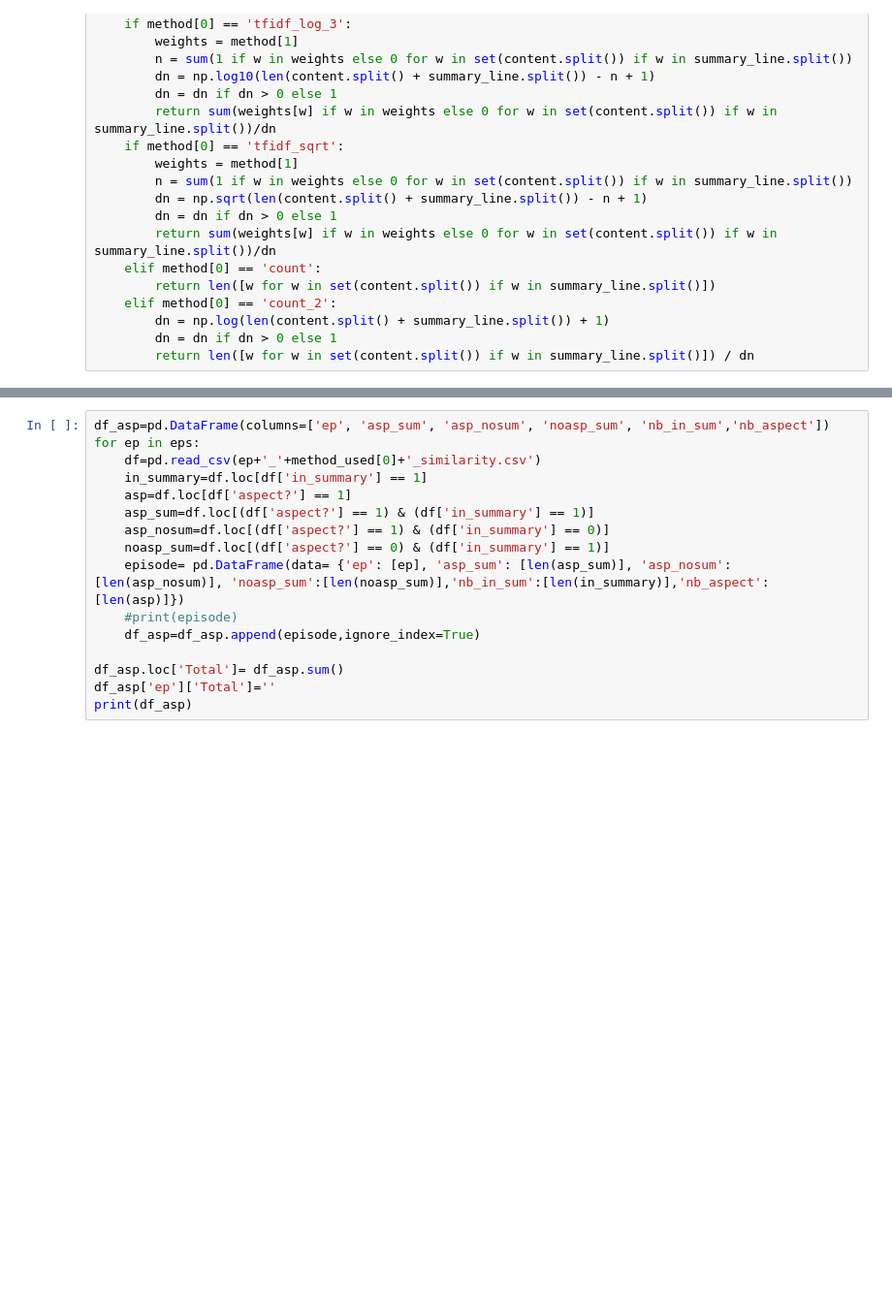
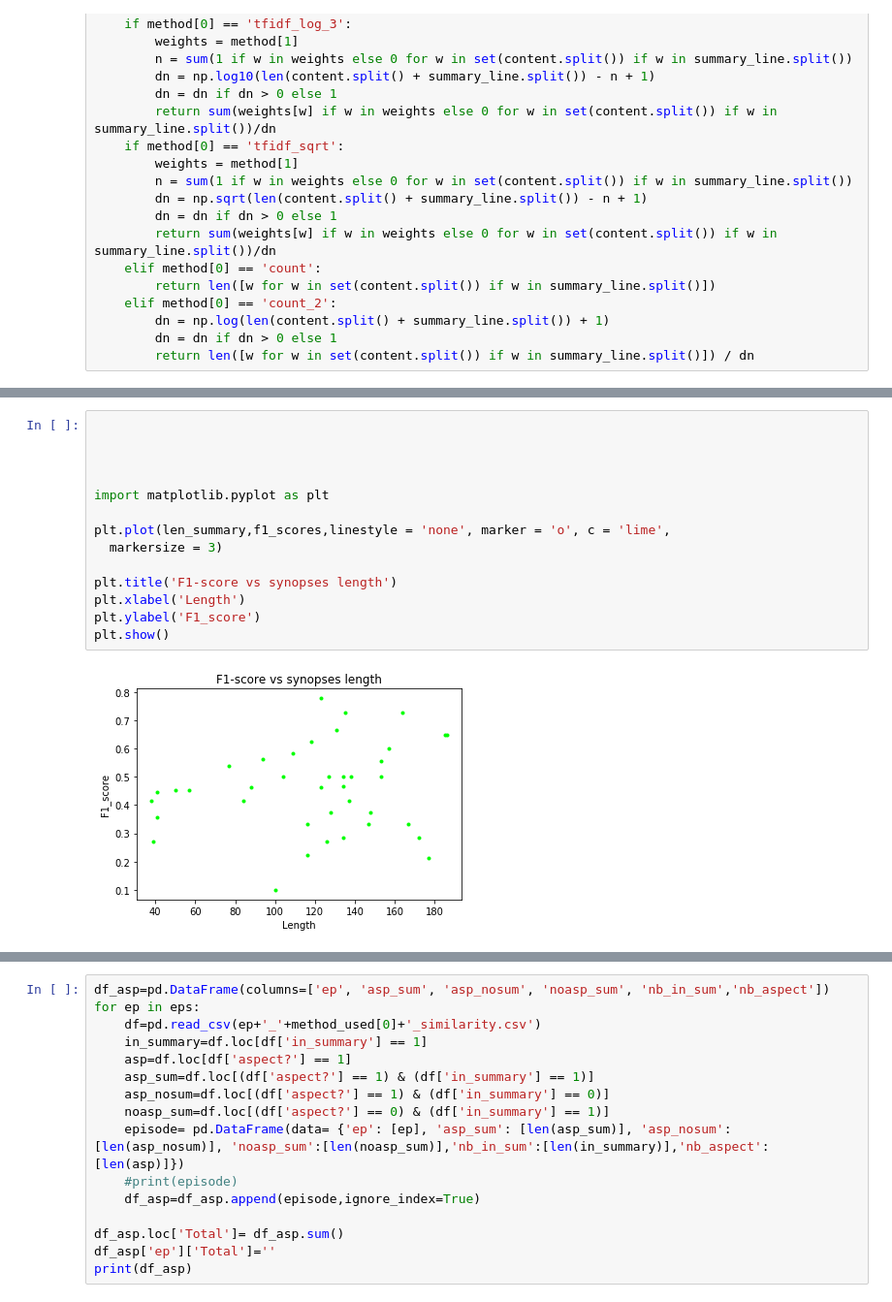
Before and after one commit to alisonreboud/screenplay_summarization, a Jupyter notebook: submission_generation.ipynb, the cells around one changed output, grey strips where cells are left out. Shown at 97% size. Cells and saved outputs as stored; diff of their text form; blank space fills up the shorter version.

```diff
--- a/submission_generation.ipynb
+++ b/submission_generation.ipynb
@@ -198,0 +262,16 @@ s02e04
+# %%
+
+
+
+
+import matplotlib.pyplot as plt
+
+plt.plot(len_summary,f1_scores,linestyle = 'none', marker = 'o', c = 'lime',
+  markersize = 3)
+
+plt.title('F1-score vs synopses length')
+plt.xlabel('Length')
+plt.ylabel('F1_score')
+plt.show()
+# %% [output]
+[figure, added]
```
Also changed, not shown: parts of 11 cells of this notebook, 1 other file.
